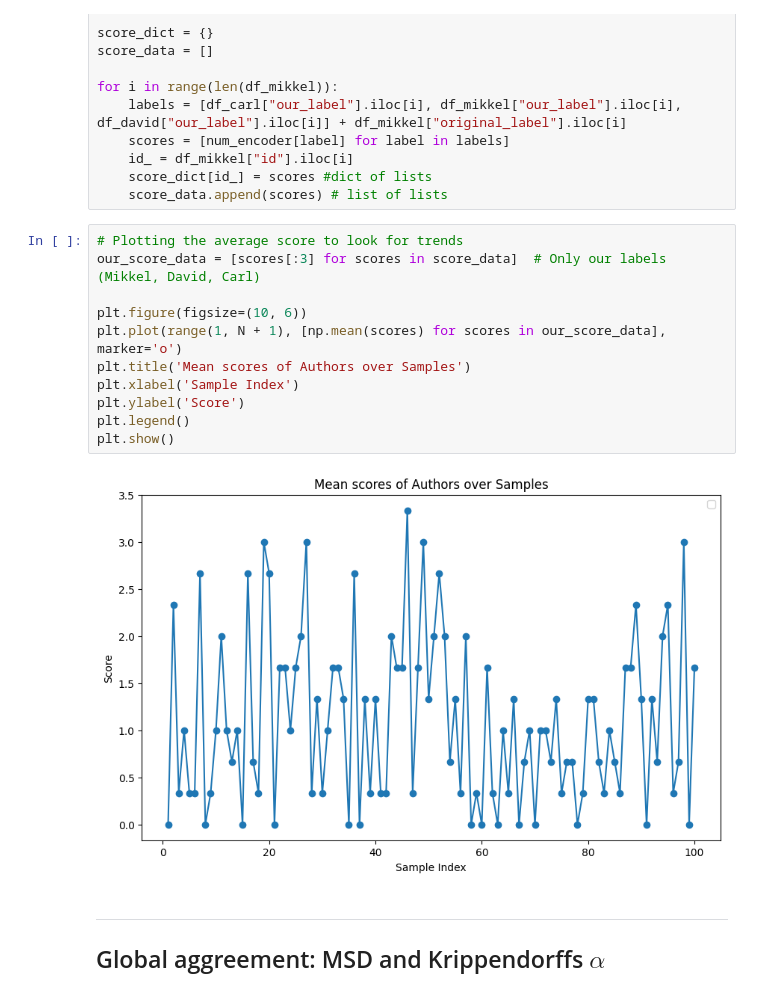
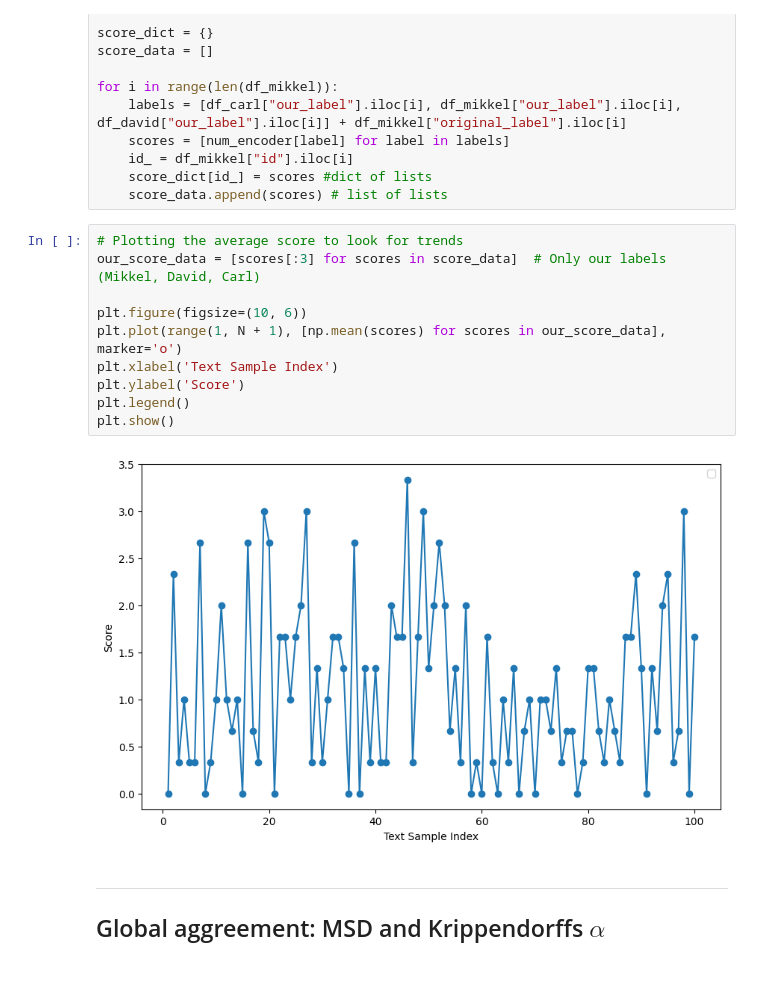
Before and after one commit to DavidLindahl/danish-edu-llm-classifier, a Jupyter notebook: evaluation_statistics/eval_results.ipynb, the cells around one changed output. Drawn from its saved outputs; the diff is of its cells as text.

```diff
--- a/evaluation_statistics/eval_results.ipynb
+++ b/evaluation_statistics/eval_results.ipynb
@@ -61,16 +61,15 @@ for i in range(len(df_mikkel)):
 # %%
 # Plotting the average score to look for trends
 our_score_data = [scores[:3] for scores in score_data]  # Only our labels (Mikkel, David, Carl)
 
 plt.figure(figsize=(10, 6))
 plt.plot(range(1, N + 1), [np.mean(scores) for scores in our_score_data], marker='o')
-plt.title('Mean scores of Authors over Samples')
-plt.xlabel('Sample Index')
+plt.xlabel('Text Sample Index')
 plt.ylabel('Score')
 plt.legend()
 plt.show()
 # %% [output]
-[figure, old version]
+[figure, new version]
 # %% [markdown]
 ____
 
```
Also changed, not shown: parts of 11 cells of this notebook, 3 other files.
